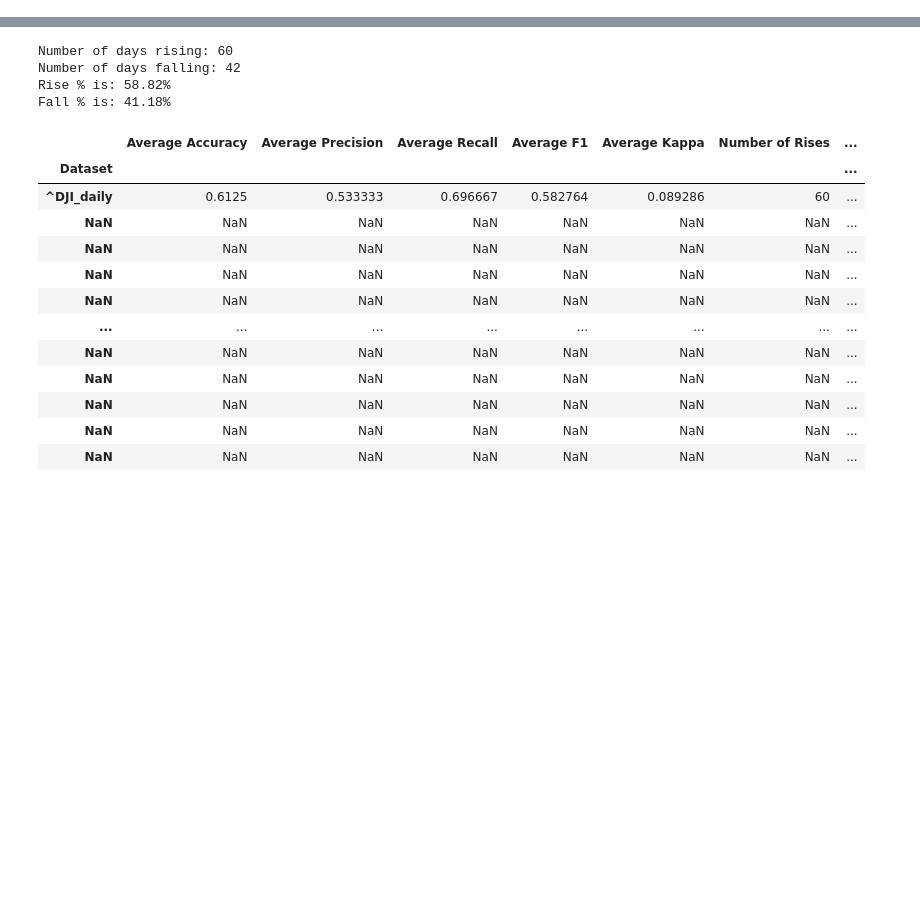
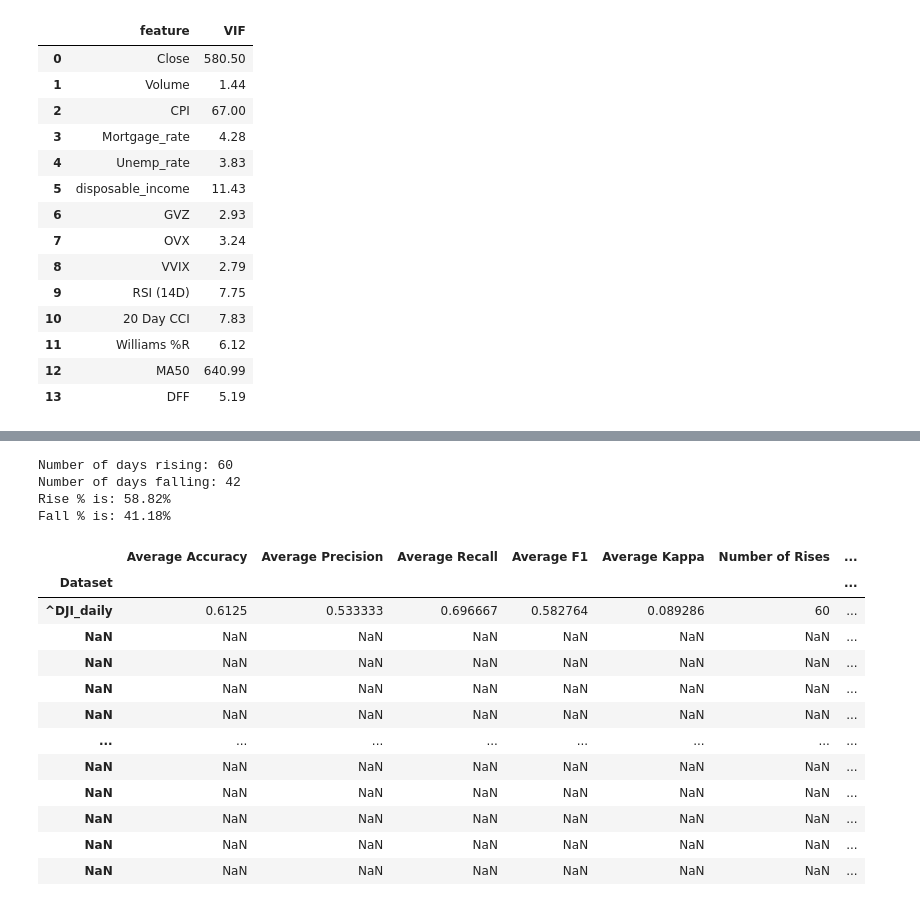
Before and after one commit to sam-tompkins/Sam-Tompkins-Public-Repository, a Jupyter notebook: irp_pipeline_nocuda_nocv.ipynb, the cells around one changed output, grey strips where cells are left out. Saved outputs shown, nothing was run; the diff lists cells and outputs as text; code cells hidden in the pictures; blank space fills up the shorter version.

```diff
--- a/irp_pipeline_nocuda_nocv.ipynb
+++ b/irp_pipeline_nocuda_nocv.ipynb
@@ -120,4 +121,42 @@ ticker
 102 rows × 29 columns
+# %%
+pd.options.display.float_format = '{:.2f}'.format
+
+vif_ticker = pd.DataFrame()
+features = ticker[['Close', 'Volume', 'CPI',
+                'Mortgage_rate', 'Unemp_rate', 'disposable_income','GVZ', 'OVX', 'VVIX',
+                'RSI (14D)', '20 Day CCI', 'Williams %R', 'MA50', 'FFR']]
+vif_ticker["feature"] = features.columns
+
+vif_ticker["VIF"] = [variance_inflation_factor(features.values, i)
+                          for i in range(len(features.columns))]
+vif_ticker
+
+# corr_columns = ['Open', 'High', 'Low', 'Close', 'Adj Close', 'Volume', 'CPI',
+#                 'Mortgage_rate', 'Unemp_rate', 'disposable_income','GVZ', 'OVX', 'VVIX',
+#                 'RSI (14D)', '20 Day CCI', 'Williams %R', 'EMA (5D)', 'MA50', 'FFR', 'Target']
+
+# corr_test = ticker[corr_columns]
+
+# correlation_matrix = corr_test.corr()
+
+# correlation_matrix['Target'].sort_values()
+# %% [output]
+|  | feature | VIF |
+| 0 | Close | 580.50 |
+| 1 | Volume | 1.44 |
+| 2 | CPI | 67.00 |
+| 3 | Mortgage_rate | 4.28 |
+| 4 | Unemp_rate | 3.83 |
+| 5 | disposable_income | 11.43 |
+| 6 | GVZ | 2.93 |
+| 7 | OVX | 3.24 |
+| 8 | VVIX | 2.79 |
+| 9 | RSI (14D) | 7.75 |
+| 10 | 20 Day CCI | 7.83 |
+| 11 | Williams %R | 6.12 |
+| 12 | MA50 | 640.99 |
+| 13 | DFF | 5.19 |
 # %%
 # create LSTM model class
 class LSTM_Model(nn.Module):
```
Also changed, not shown: parts of 2 cells of this notebook, 3 other files.
